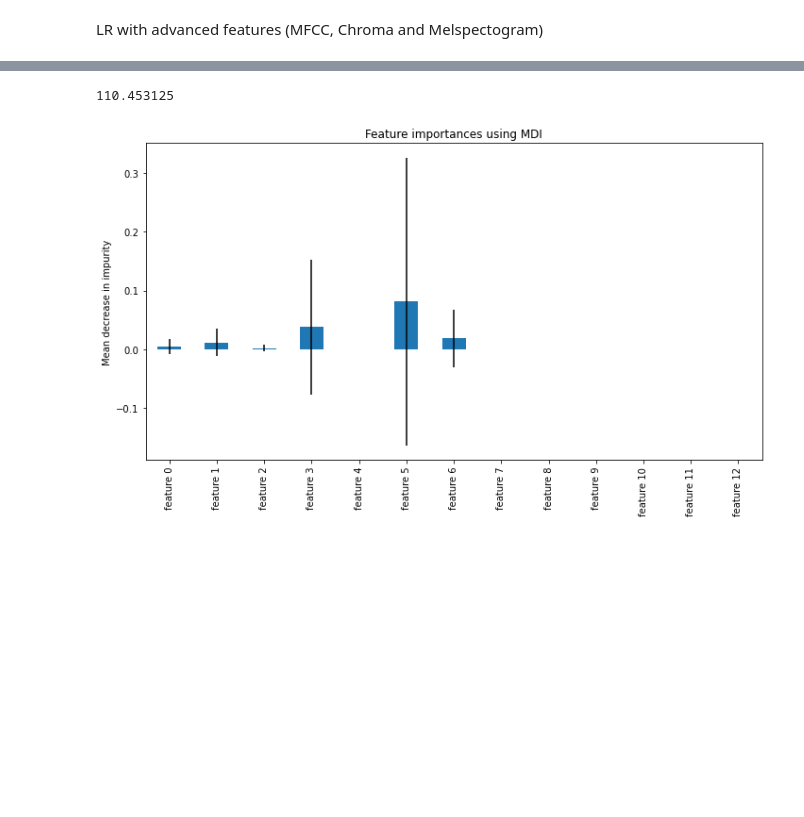
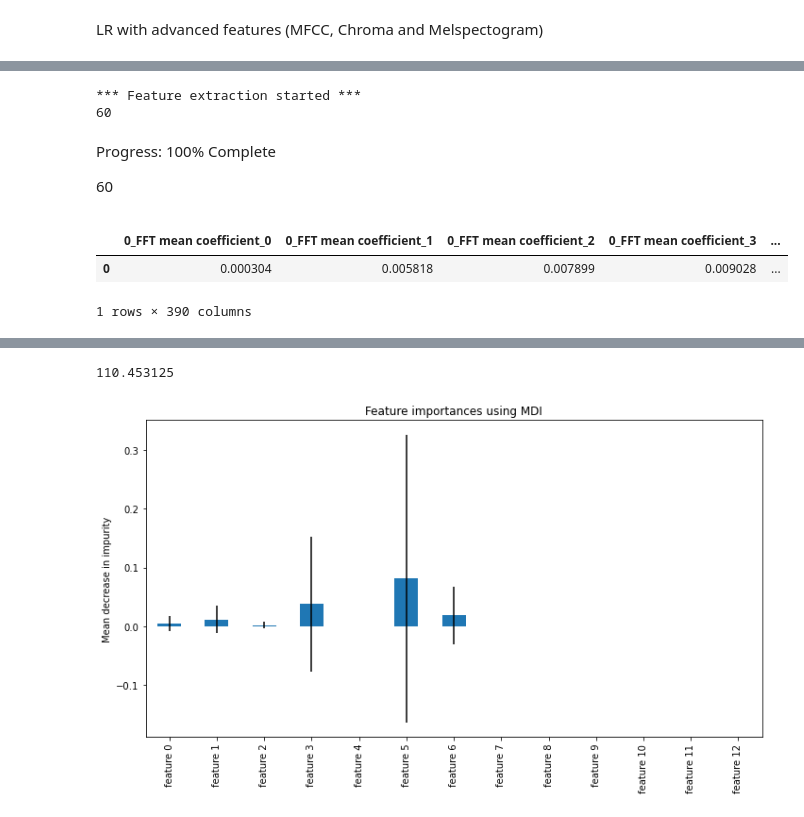
Before and after one commit to rishi-a/SpiroMask, a Jupyter notebook: Microphone-Experiment/fvc-parameter-extraction/run-ml-algorithm.ipynb, the cells around one changed output, grey strips where cells are left out. Saved outputs shown, nothing was run; the diff lists cells and outputs as text; code cells hidden in the pictures; blank space fills up the shorter version.

```diff
--- a/Microphone-Experiment/fvc-parameter-extraction/run-ml-algorithm.ipynb
+++ b/Microphone-Experiment/fvc-parameter-extraction/run-ml-algorithm.ipynb
@@ -38,4 +74,6 @@ Total Data Points =  11
 | 6 | 16 | 017_FVC_N95_2.json | 9.194612 | 1.098786 | 3.048900 | 36.038764 | 5.03 | 1.98 | 2.42 | 81.818182 | -4.164612 | ... |
 # %%
 # to understand what is going on
-#wave = read_json(filepath="n95data/006_FVC_N95_1.json")
+wave = read_json(filepath="n95data/006_FVC_N95_1.json")
+cfg = tsfel.get_features_by_domain()
+X = np.array(tsfel.time_series_features_extractor(cfg, wave.ys))[0]
@@ -42,3 +85,13 @@ Total Data Points =  11
+# %%
+tsfel.time_series_features_extractor(cfg, wave.ys)
+# %% [output]
+*** Feature extraction started ***
+60
+Progress: 100% Complete
+60
+|  | 0_FFT mean coefficient_0 | 0_FFT mean coefficient_1 | 0_FFT mean coefficient_2 | 0_FFT mean coefficient_3 | ... |
+| 0 | 0.000304 | 0.005818 | 0.007899 | 0.009028 | ... |
+1 rows × 390 columns
 # %%
 def get_features(filepath):
     wave = read_json(filepath=filepath)
```
Also changed, not shown: parts of 8 cells of this notebook, 1 other file.
